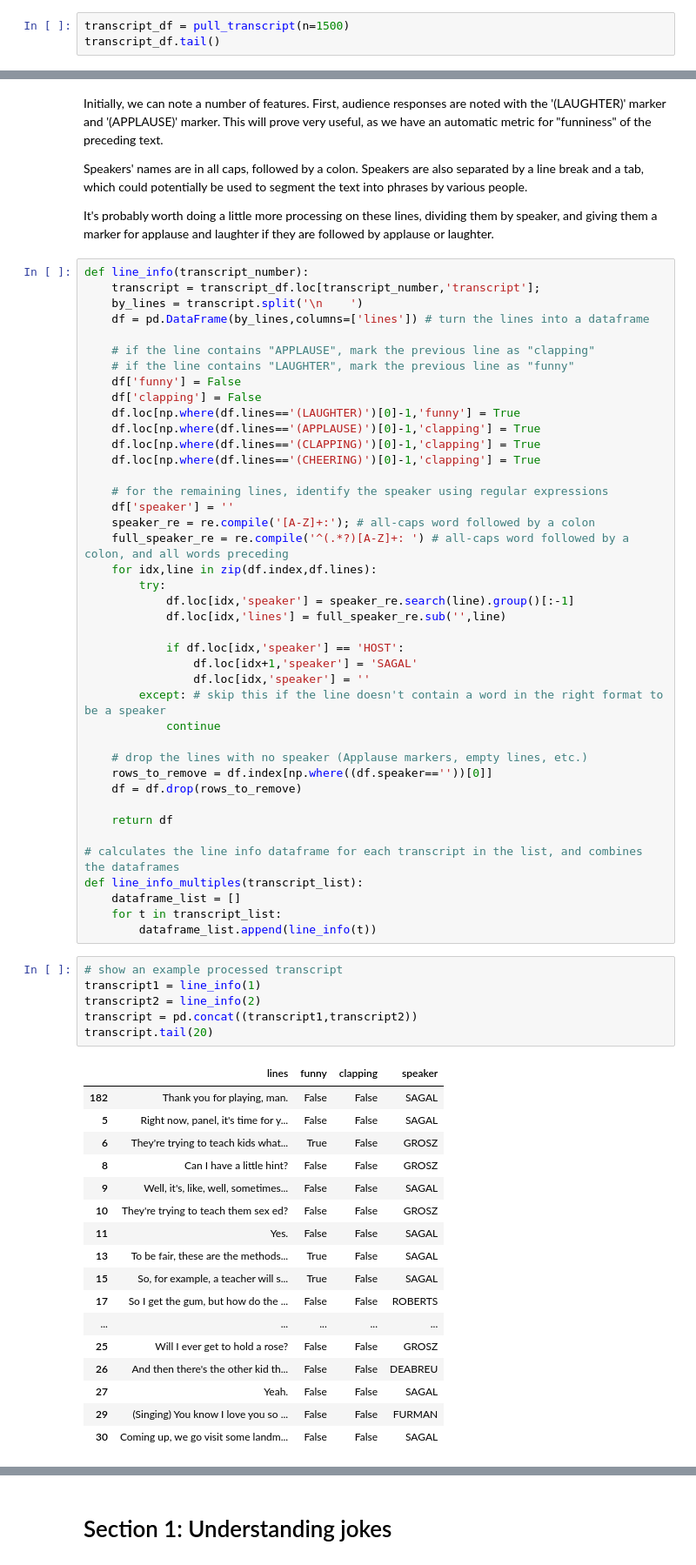
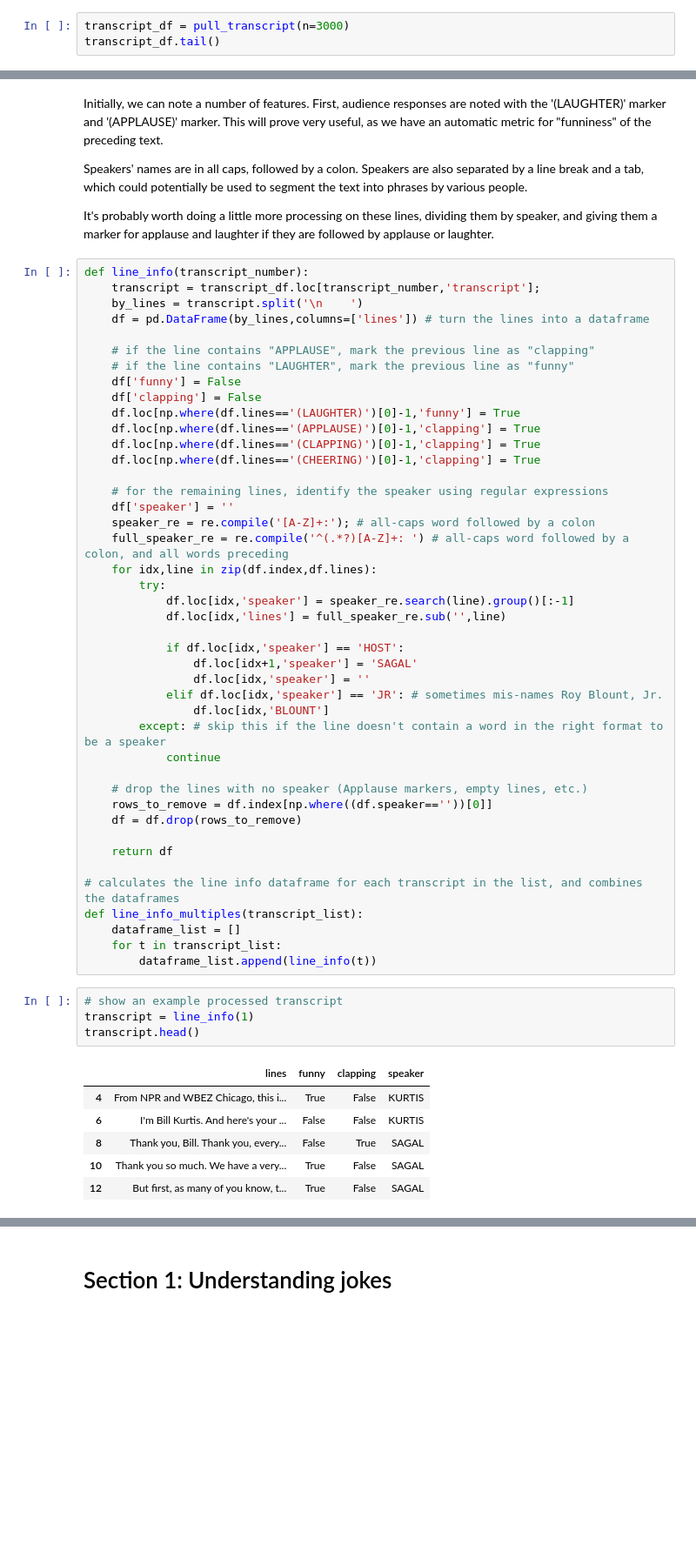
Before and after one commit to coraames/WaitWait, a Jupyter notebook: Wait Wait, Don't Analyze Me!.ipynb, the cells around one changed output, grey strips where cells are left out. Shown: that part at 87% size. Cells and saved outputs as stored; diff of their text form; blank space fills up the shorter version.

```diff
--- a/Wait Wait, Don't Analyze Me!.ipynb
+++ b/Wait Wait, Don't Analyze Me!.ipynb
@@ -50,7 +50,7 @@ def pull_transcript(n=5):
     curs.close()
     return df
 # %%
-transcript_df = pull_transcript(n=1500)
+transcript_df = pull_transcript(n=3000)
 transcript_df.tail()
 # %% [output]
 |  | episode_id | aired_at | url | segment | transcript |
@@ -125,6 +111,8 @@ def line_info(transcript_number):
             if df.loc[idx,'speaker'] == 'HOST':
                 df.loc[idx+1,'speaker'] = 'SAGAL'
                 df.loc[idx,'speaker'] = ''
+            elif df.loc[idx,'speaker'] == 'JR': # sometimes mis-names Roy Blount, Jr.
+                df.loc[idx,'BLOUNT']
         except: # skip this if the line doesn't contain a word in the right format to be a speaker
             continue
 
@@ -141,28 +129,15 @@ def line_info_multiples(transcript_list):
         dataframe_list.append(line_info(t))
 # %%
 # show an example processed transcript
-transcript1 = line_info(1)
-transcript2 = line_info(2)
-transcript = pd.concat((transcript1,transcript2))
-transcript.tail(20)
+transcript = line_info(1)
+transcript.head()
 # %% [output]
 |  | lines | funny | clapping | speaker |
-| 182 | Thank you for playing, man. | False | False | SAGAL |
-| 5 | Right now, panel, it's time for y... | False | False | SAGAL |
-| 6 | They're trying to teach kids what... | True | False | GROSZ |
-| 8 | Can I have a little hint? | False | False | GROSZ |
-| 9 | Well, it's, like, well, sometimes... | False | False | SAGAL |
-| 10 | They're trying to teach them sex ed? | False | False | GROSZ |
-| 11 | Yes. | False | False | SAGAL |
-| 13 | To be fair, these are the methods... | True | False | SAGAL |
-| 15 | So, for example, a teacher will s... | True | False | SAGAL |
-| 17 | So I get the gum, but how do the ... | False | False | ROBERTS |
-| ... | ... | ... | ... | ... |
-| 25 | Will I ever get to hold a rose? | False | False | GROSZ |
-| 26 | And then there's the other kid th... | False | False | DEABREU |
-| 27 | Yeah. | False | False | SAGAL |
-| 29 | (Singing) You know I love you so ... | False | False | FURMAN |
-| 30 | Coming up, we go visit some landm... | False | False | SAGAL |
+| 4 | From NPR and WBEZ Chicago, this i... | True | False | KURTIS |
+| 6 | I'm Bill Kurtis. And here's your ... | False | False | KURTIS |
+| 8 | Thank you, Bill. Thank you, every... | False | True | SAGAL |
+| 10 | Thank you so much. We have a very... | True | False | SAGAL |
+| 12 | But first, as many of you know, t... | True | False | SAGAL |
 # %%
 plt.figure(figsize=(12,9))
 plt.subplot(2,1,1);
```
Also changed, not shown: parts of 32 cells of this notebook, 27 other files.
